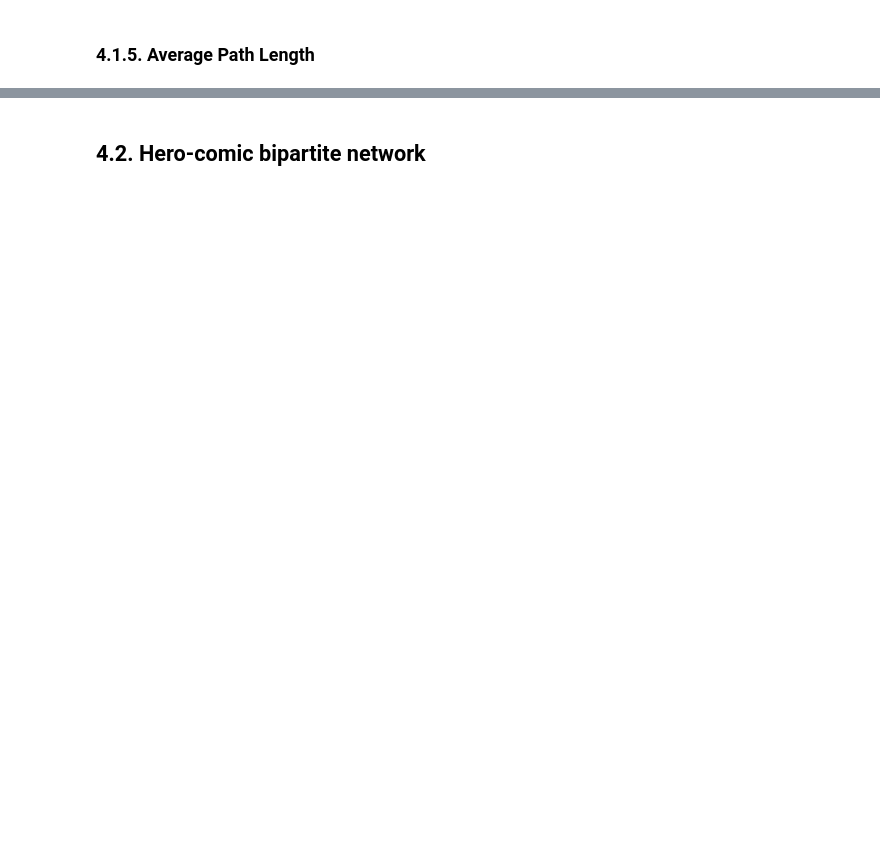
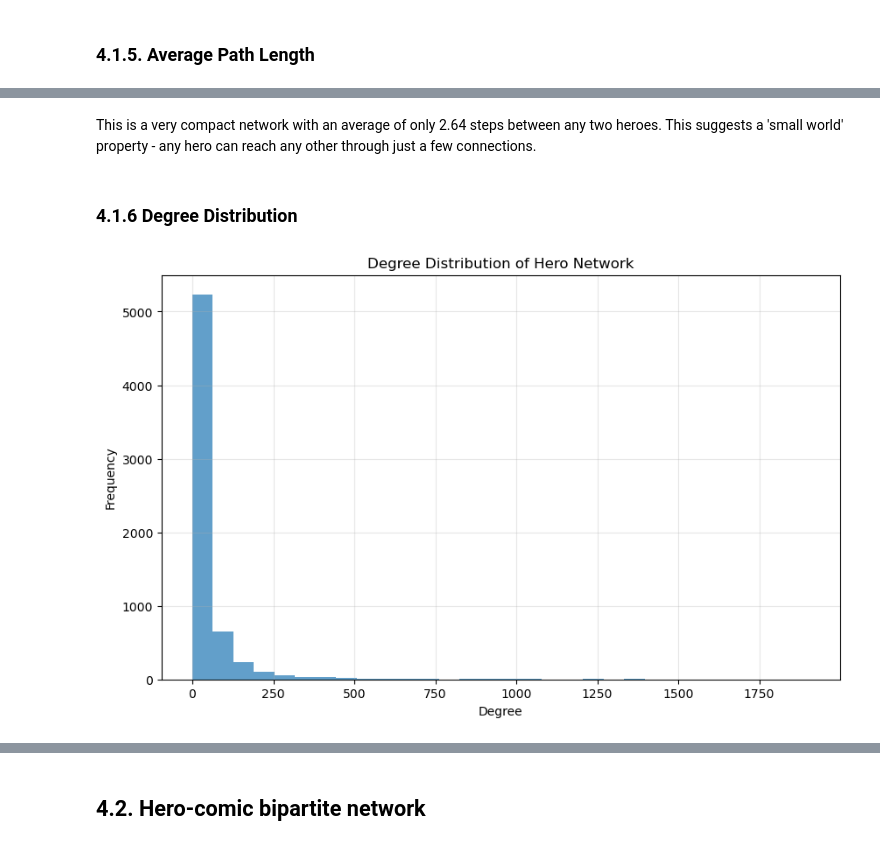
Before and after one commit to Konpyuuta/social-media-analytics, a Jupyter notebook: final_marvel_project.ipynb, the cells around one changed output, grey strips where cells are left out. Drawn from its saved outputs; the diff is of its cells as text; code cells hidden in the pictures; blank space fills up the shorter version.

```diff
--- a/final_marvel_project.ipynb
+++ b/final_marvel_project.ipynb
@@ -972,0 +1083,17 @@ For reference:
+# %% [markdown]
+This is a very compact network with an average of only 2.64 steps between any two heroes. This suggests a 'small world' property - any hero can reach any other through just a few connections.
+# %% [markdown]
+### 4.1.6 Degree Distribution
+# %%
+
+# Plot degree distribution
+degrees = [d for n, d in G_hero.degree()]
+plt.figure(figsize=(10, 6))
+plt.hist(degrees, bins=30, alpha=0.7)
+plt.xlabel('Degree')
+plt.ylabel('Frequency')
+plt.title('Degree Distribution of Hero Network')
+plt.grid(True, alpha=0.3)
+plt.show()
+# %% [output]
+[figure, added]
```
Also changed, not shown: parts of 58 cells of this notebook.
